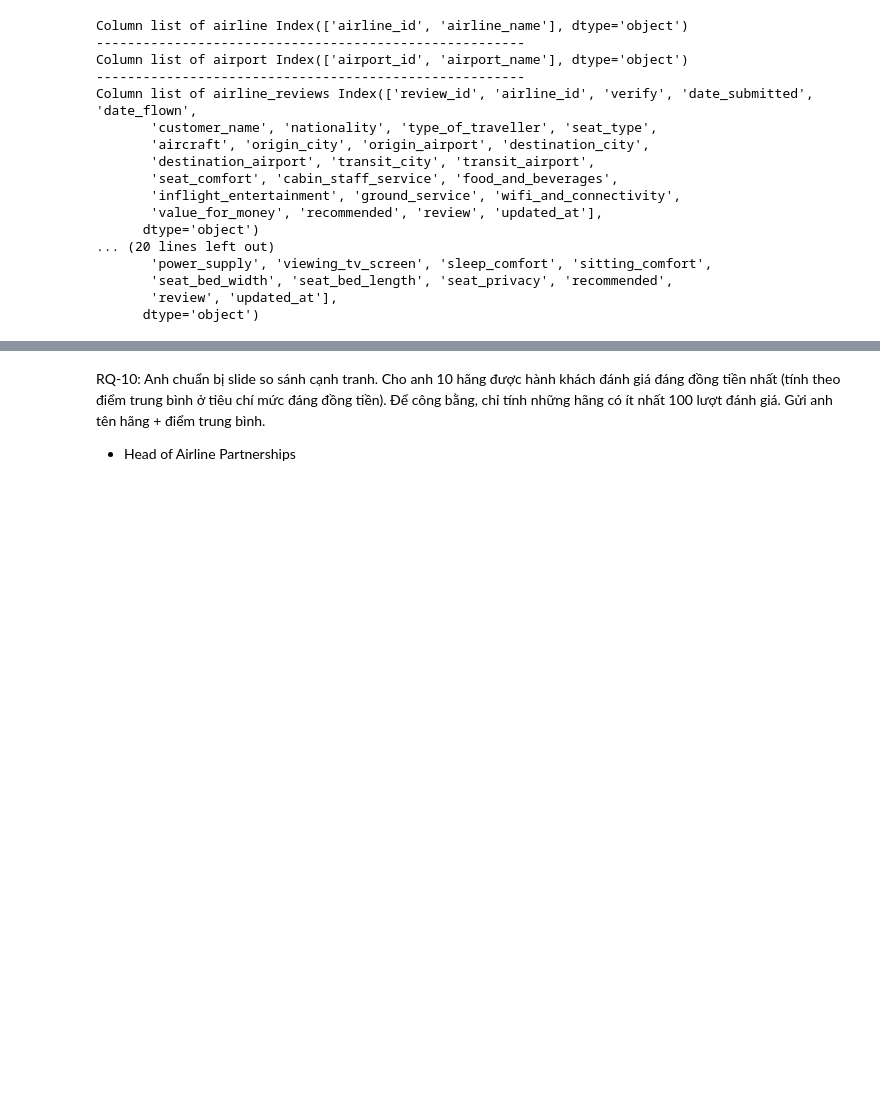
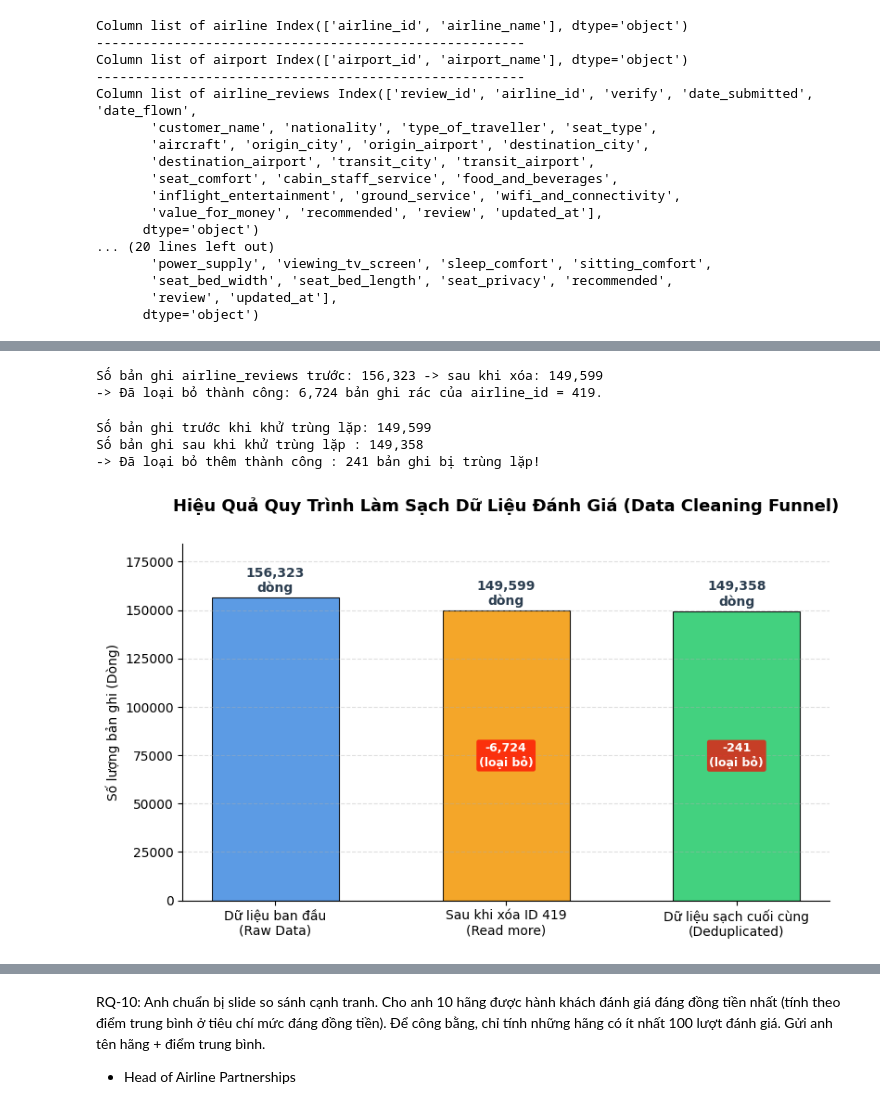
Before and after one commit to mantrinh67/DA-Porfolio, a Jupyter notebook: EDA_airline.ipynb, the cells around one changed output, grey strips where cells are left out. Cells and saved outputs as stored; diff of their text form; code cells hidden in the pictures; blank space fills up the shorter version.

```diff
--- a/EDA_airline.ipynb
+++ b/EDA_airline.ipynb
@@ -225,0 +564,79 @@ Column list of airline_reviews Index(['review_id', 'airline_id', 'verify', 'date
+# %%
+# --- Xóa bản ghi rác 'Read more' (airline_id == 419) ---
+
+# Ghi nhận số lượng trước khi xóa
+initial_reviews = len(airline_reviews)
+initial_airlines = len(airlines)
+
+# 1. Loại bỏ khỏi bảng đánh giá (airline_reviews)
+airline_reviews = airline_reviews[airline_reviews['airline_id'] != 419].copy()
+
+# 2. Loại bỏ khỏi danh mục hãng bay (airlines) nếu có
+airlines = airlines[airlines['airline_id'] != 419].copy()
+
+# 3. Reset index và in kiểm tra kết quả
+airline_reviews.reset_index(drop=True, inplace=True)
+airlines.reset_index(drop=True, inplace=True)
+
+print(f"Số bản ghi airline_reviews trước: {initial_reviews:,} -> sau khi xóa: {len(airline_reviews):,}")
+print(f"-> Đã loại bỏ thành công: {initial_reviews - len(airline_reviews):,} bản ghi rác của airline_id = 419.")
+# %% [output]
+Số bản ghi airline_reviews trước: 156,323 -> sau khi xóa: 149,599
+-> Đã loại bỏ thành công: 6,724 bản ghi rác của airline_id = 419.
+# %%
+# --- Khử trùng lặp nội dung theo bộ khóa tự nhiên ---
+
+# Ghi nhận số lượng trước khi khử trùng lặp
+before_dedup = len(airline_reviews)
+dedup_keys = ['customer_name', 'date_submitted', 'review']
+
+# Thực hiện loại bỏ trùng lặp, giữ lại bản ghi xuất hiện đầu tiên
+airline_reviews = airline_reviews.drop_duplicates(subset=dedup_keys, keep='first').reset_index(drop=True)
+
+# In kết quả kiểm tra
+removed_count = before_dedup - len(airline_reviews)
+print(f"Số bản ghi trước khi khử trùng lặp: {before_dedup:,}")
+print(f"Số bản ghi sau khi khử trùng lặp : {len(airline_reviews):,}")
+print(f"-> Đã loại bỏ thêm thành công : {removed_count:,} bản ghi bị trùng lặp!")
+# %% [output]
+Số bản ghi trước khi khử trùng lặp: 149,599
+Số bản ghi sau khi khử trùng lặp : 149,358
+-> Đã loại bỏ thêm thành công : 241 bản ghi bị trùng lặp!
+# %%
+# 1. Chuẩn bị dữ liệu các mốc làm sạch
+stages = [
+    'Dữ liệu ban đầu\n(Raw Data)',
+    'Sau khi xóa ID 419\n(Read more)',
+    'Dữ liệu sạch cuối cùng\n(Deduplicated)'
+]
+values = [initial_reviews, before_dedup, len(airline_reviews)]
+differences = [0, initial_reviews - before_dedup, before_dedup - len(airline_reviews)]
+
+# 2. Thiết lập màu sắc chuyên nghiệp
+colors = ['#4a90e2', '#f39c12', '#2ecc71']
+
+plt.figure(figsize=(9, 5))
+bars = plt.bar(stages, values, color=colors, width=0.55, edgecolor='black', linewidth=0.8, alpha=0.9)
+
+# 3. Hiển thị nhãn số lượng và phần chênh lệch bị cắt giảm
+for i, bar in enumerate(bars):
+    h = bar.get_height()
+    # Nhãn tổng số dòng hiện tại
+    plt.text(bar.get_x() + bar.get_width() / 2, h + 1500, f"{h:,}\ndòng",
+             ha='center', va='bottom', fontsize=10, fontweight='bold', color='#2c3e50')
+
+    # Nhãn số dòng bị loại bỏ ở từng bước xử lý
+    if i > 0:
+        plt.text(bar.get_x() + bar.get_width() / 2, h / 2, f"-{differences[i]:,}\n(loại bỏ)",
+                 ha='center', va='center', fontsize=9, fontweight='bold', color='white',
+                 bbox=dict(boxstyle='round,pad=0.2', facecolor='red', alpha=0.7, edgecolor='none'))
+
+# 4. Tinh chỉnh giao diện
+plt.title('Hiệu Quả Quy Trình Làm Sạch Dữ Liệu Đánh Giá (Data Cleaning Funnel)', fontsize=13, fontweight='bold', pad=25)
+plt.ylabel('Số lượng bản ghi (Dòng)', fontsize=10)
+plt.ylim(0, max(values) * 1.18)
+plt.grid(axis='y', linestyle='--', alpha=0.4)
+plt.gca().spines['top'].set_visible(False)
+plt.gca().spines['right'].set_visible(False)
+# %% [output]
+[figure, added]
```
Also changed, not shown: parts of 56 cells of this notebook, 2 other files.
